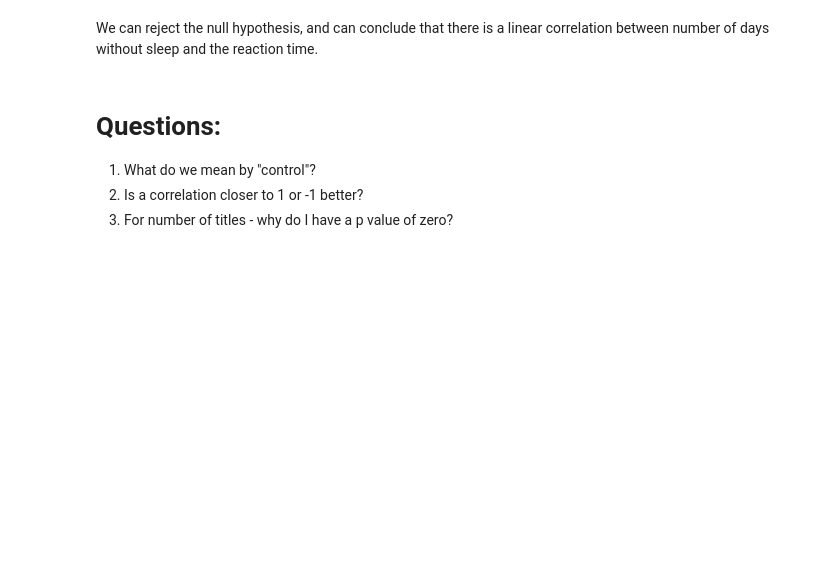
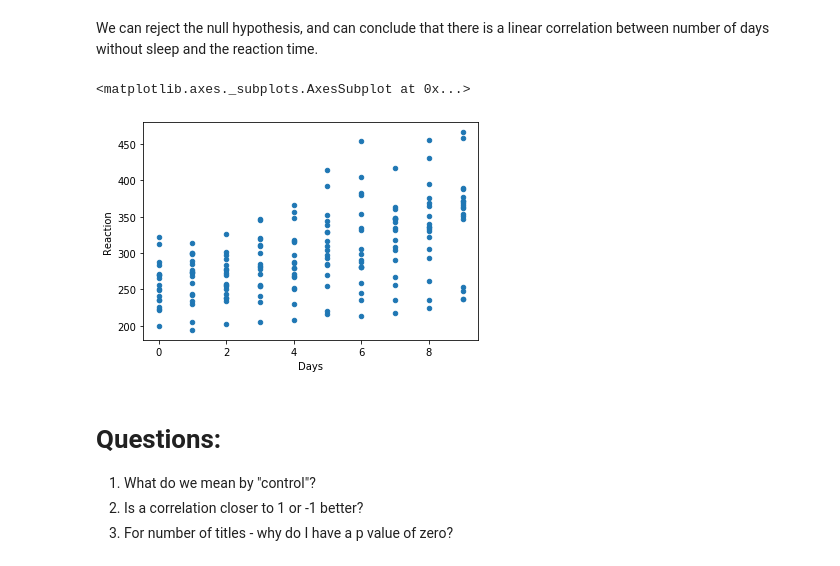
Before and after one commit to guedanie/statistics-exercises, a Jupyter notebook: hypothesis_testing.ipynb, the cells around one changed output. Drawn from its saved outputs; the diff is of its cells as text; code cells hidden in the pictures; blank space fills up the shorter version.

```diff
--- a/hypothesis_testing.ipynb
+++ b/hypothesis_testing.ipynb
@@ -574,6 +580,11 @@ corr = 0.5352302262650253
 p = 9.8941e-15
 # %% [markdown]
 We can reject the null hypothesis, and can conclude that there is a linear correlation between number of days without sleep and the reaction time.
+# %%
+sleep.plot.scatter("Days", "Reaction")
+# %% [output]
+<matplotlib.axes._subplots.AxesSubplot at 0x...>
+[figure, added]
 # %% [markdown]
 # Questions:
 
```
Also changed, not shown: parts of 7 cells of this notebook.
